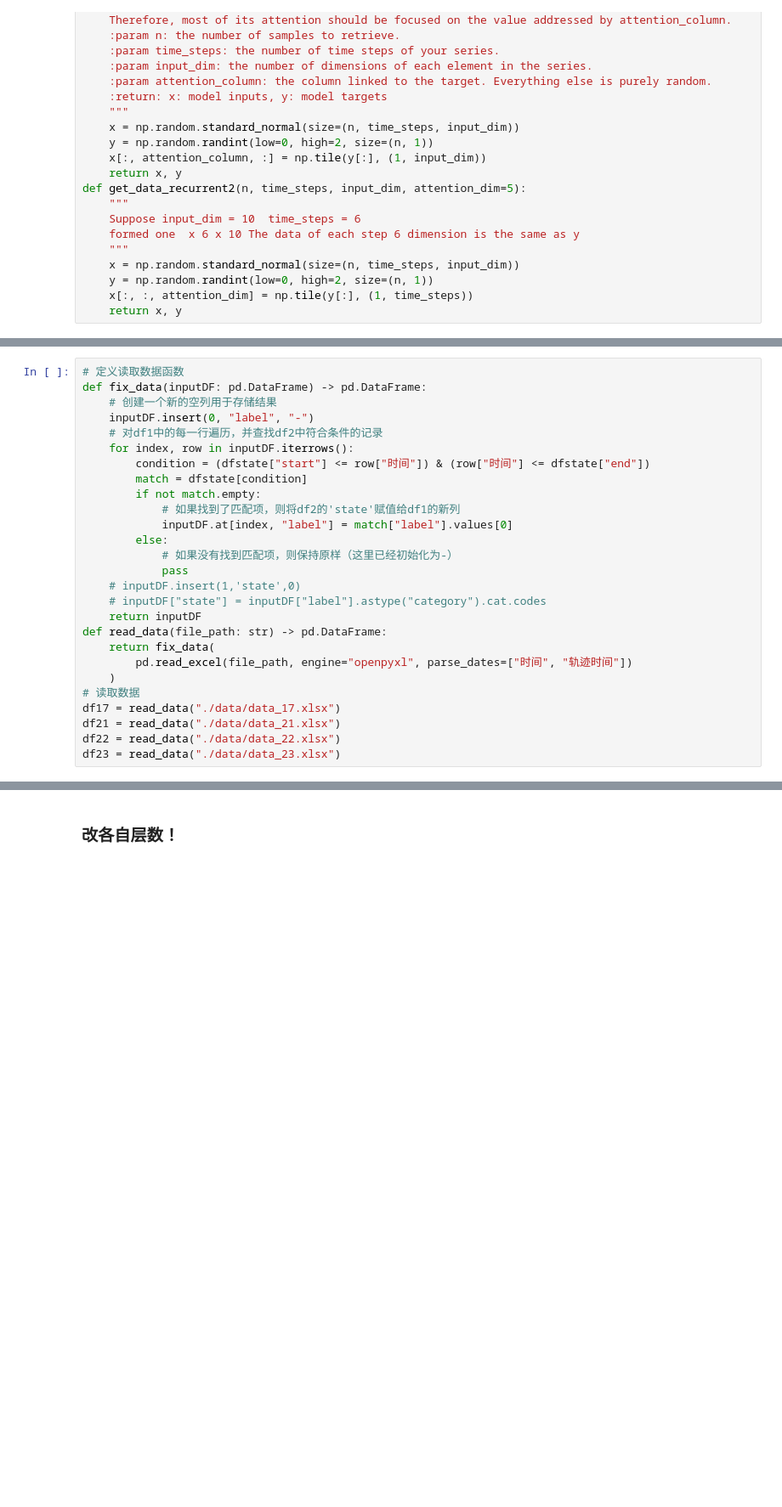
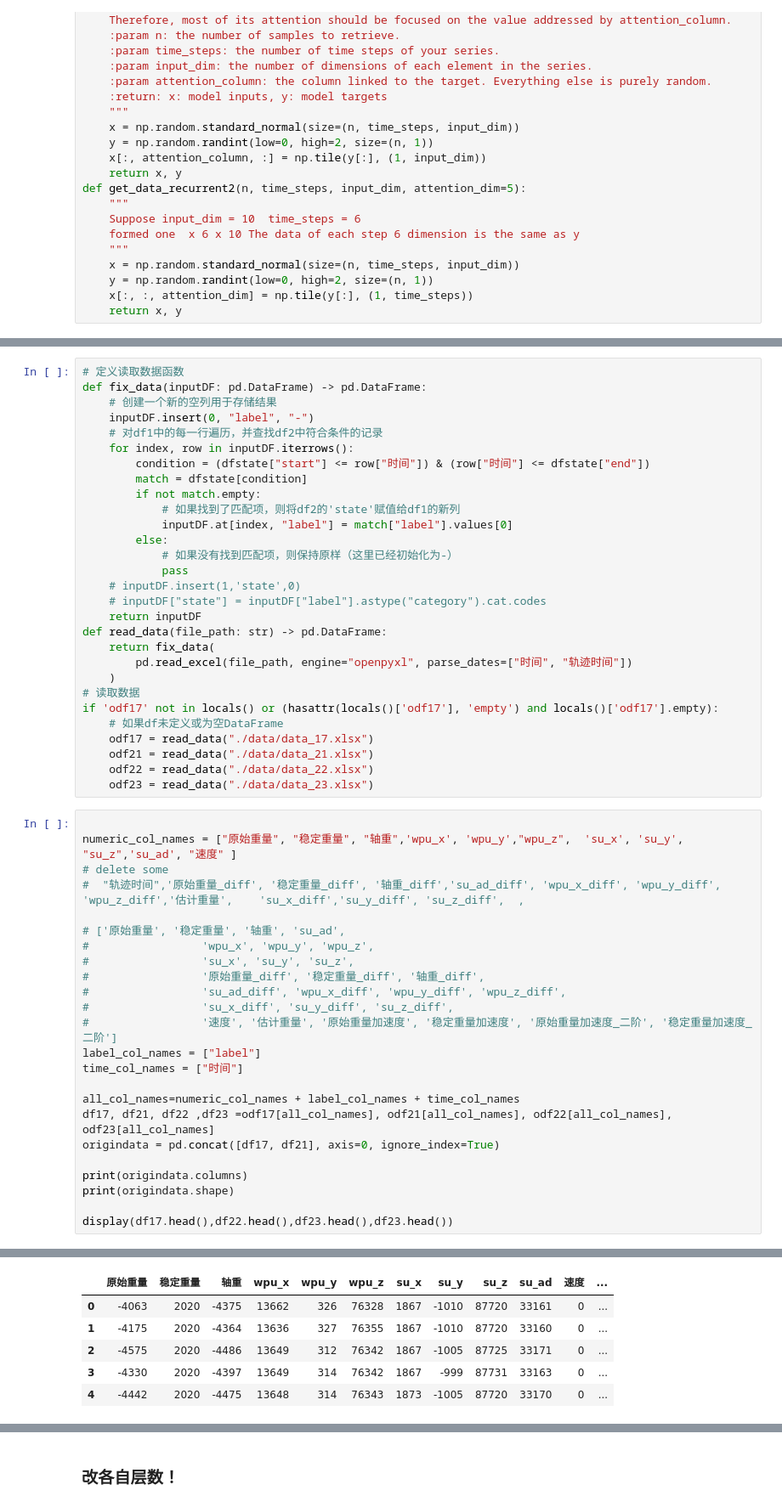
Before and after one commit to ainiubility/CNN-LSTM-Attention, a Jupyter notebook: C_L_A_train_test.ipynb, the cells around one changed output, grey strips where cells are left out. Shown at 85% size. Saved outputs shown, nothing was run; the diff lists cells and outputs as text; blank space fills up the shorter version.

```diff
--- a/C_L_A_train_test.ipynb
+++ b/C_L_A_train_test.ipynb
@@ -153,7 +147,34 @@ def read_data(file_path: str) -> pd.DataFrame:
         pd.read_excel(file_path, engine="openpyxl", parse_dates=["时间", "轨迹时间"])
     )
 # 读取数据
-df17 = read_data("./data/data_17.xlsx")
-df21 = read_data("./data/data_21.xlsx")
-df22 = read_data("./data/data_22.xlsx")
-df23 = read_data("./data/data_23.xlsx")
+if 'odf17' not in locals() or (hasattr(locals()['odf17'], 'empty') and locals()['odf17'].empty):
+    # 如果df未定义或为空DataFrame
+    odf17 = read_data("./data/data_17.xlsx")
+    odf21 = read_data("./data/data_21.xlsx")
+    odf22 = read_data("./data/data_22.xlsx")
+    odf23 = read_data("./data/data_23.xlsx")
+# %%
+
+numeric_col_names = ["原始重量", "稳定重量", "轴重",'wpu_x', 'wpu_y',"wpu_z",  'su_x', 'su_y', "su_z",'su_ad', "速度" ]
+# delete some
+#  "轨迹时间",'原始重量_diff', '稳定重量_diff', '轴重_diff','su_ad_diff', 'wpu_x_diff', 'wpu_y_diff', 'wpu_z_diff','估计重量',    'su_x_diff','su_y_diff', 'su_z_diff',  ,
+
+# ['原始重量', '稳定重量', '轴重', 'su_ad',
+#                 'wpu_x', 'wpu_y', 'wpu_z',
+#                 'su_x', 'su_y', 'su_z',
+#                 '原始重量_diff', '稳定重量_diff', '轴重_diff',
+#                 'su_ad_diff', 'wpu_x_diff', 'wpu_y_diff', 'wpu_z_diff',
+#                 'su_x_diff', 'su_y_diff', 'su_z_diff',
+#                 '速度', '估计重量', '原始重量加速度', '稳定重量加速度', '原始重量加速度_二阶', '稳定重量加速度_二阶']
+label_col_names = ["label"]
+time_col_names = ["时间"]
+
+all_col_names=numeric_col_names + label_col_names + time_col_names
+df17, df21, df22 ,df23 =odf17[all_col_names], odf21[all_col_names], odf22[all_col_names], odf23[all_col_names]
+origindata = pd.concat([df17, df21], axis=0, ignore_index=True)
+
+print(origindata.columns)
+print(origindata.shape)
+
+display(df17.head(),df22.head(),df23.head(),df23.head())
+# %% [output]
@@ -159,0 +185,6 @@ df23 = read_data("./data/data_23.xlsx")
+|  | 原始重量 | 稳定重量 | 轴重 | wpu_x | wpu_y | wpu_z | su_x | su_y | su_z | su_ad | 速度 | ... |
+| 0 | -4063 | 2020 | -4375 | 13662 | 326 | 76328 | 1867 | -1010 | 87720 | 33161 | 0 | ... |
+| 1 | -4175 | 2020 | -4364 | 13636 | 327 | 76355 | 1867 | -1010 | 87720 | 33160 | 0 | ... |
+| 2 | -4575 | 2020 | -4486 | 13649 | 312 | 76342 | 1867 | -1005 | 87725 | 33171 | 0 | ... |
+| 3 | -4330 | 2020 | -4397 | 13649 | 314 | 76342 | 1867 | -999 | 87731 | 33163 | 0 | ... |
+| 4 | -4442 | 2020 | -4475 | 13648 | 314 | 76343 | 1873 | -1005 | 87720 | 33170 | 0 | ... |
```
Also changed, not shown: parts of 28 cells of this notebook, 10 other files.
